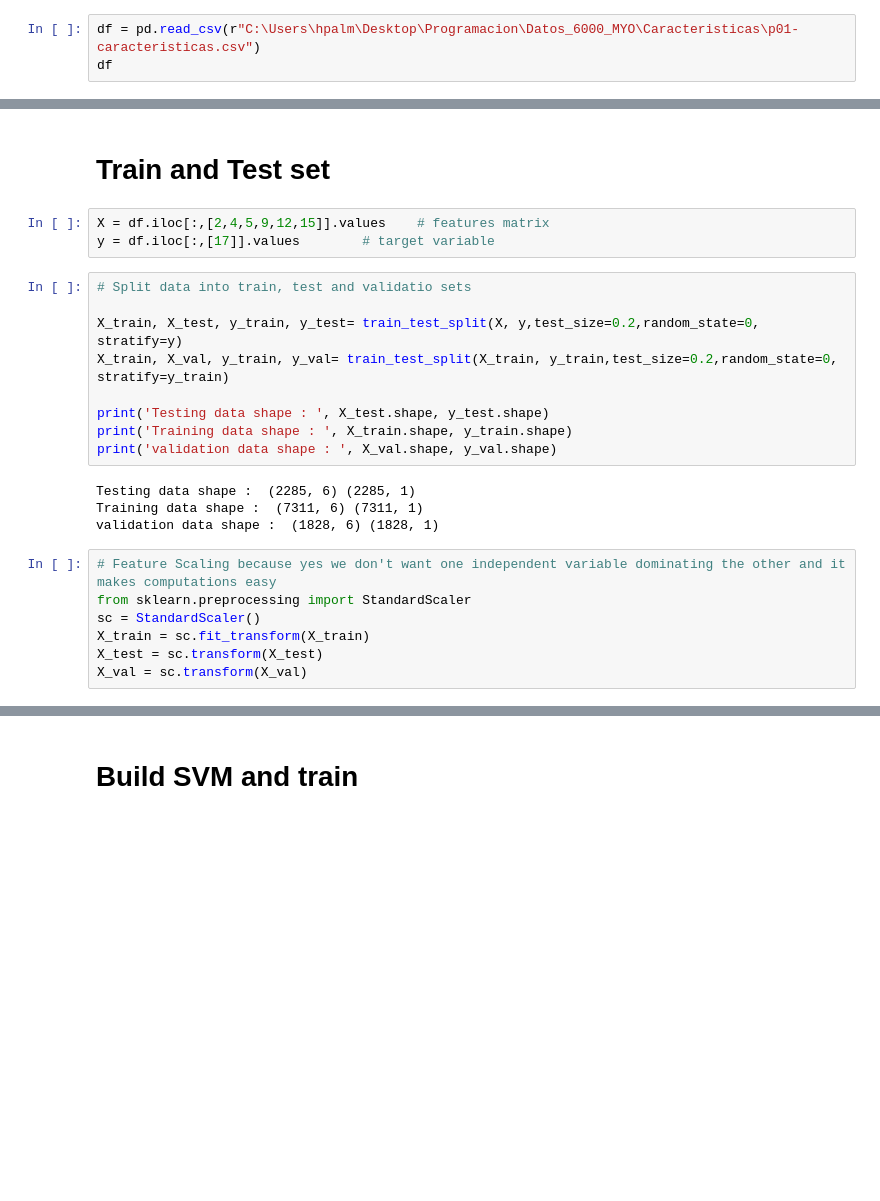
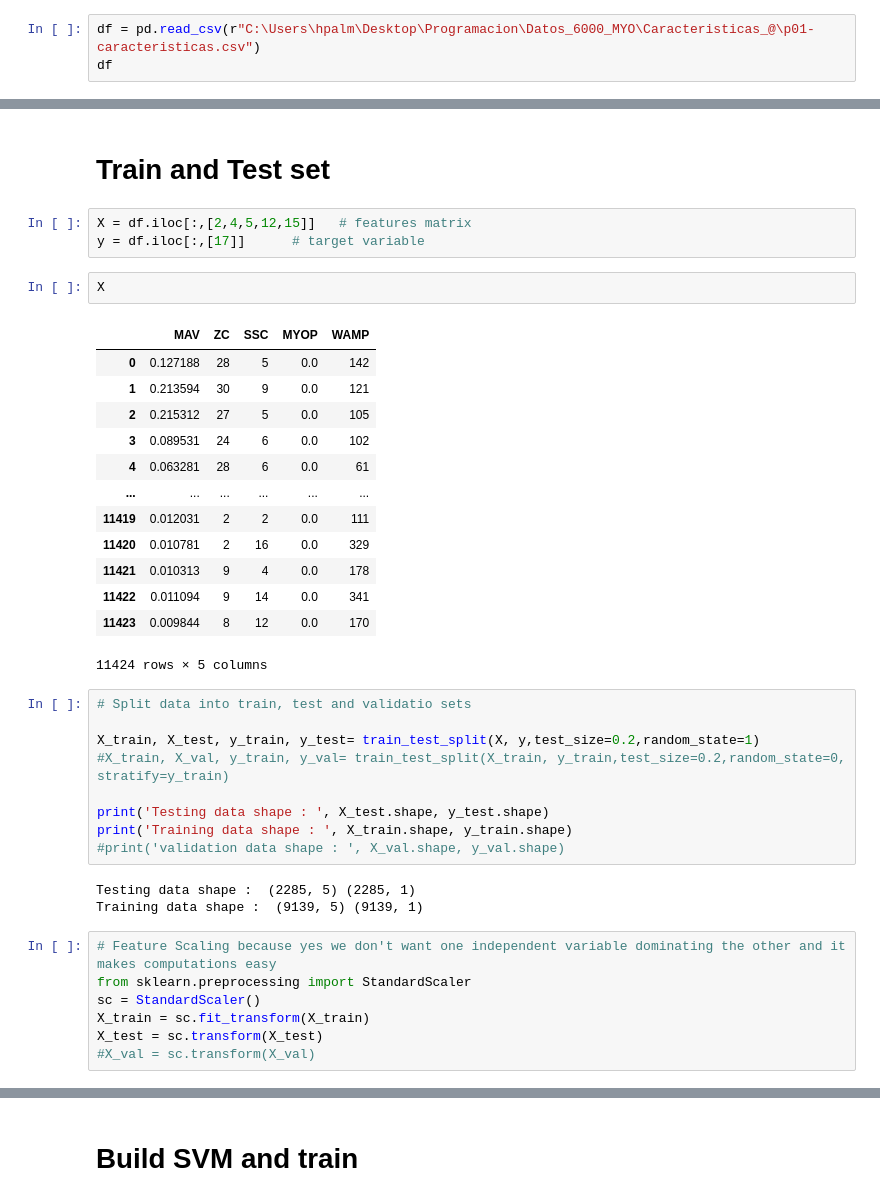
Before and after one commit to 0Ellias0/EMG-analisys-SVM-CNN-ANN, a Jupyter notebook: SVM.ipynb, the cells around one changed output, grey strips where cells are left out. Drawn from its saved outputs; the diff is of its cells as text; blank space fills up the shorter version.

```diff
--- a/SVM.ipynb
+++ b/SVM.ipynb
@@ -12,7 +12,7 @@ import seaborn as sns
 # %% [markdown]
 # **Import EMG Feature (CSV file)**
 # %%
-df = pd.read_csv(r"C:\Users\hpalm\Desktop\Programacion\Datos_6000_MYO\Caracteristicas\p01-caracteristicas.csv")
+df = pd.read_csv(r"C:\Users\hpalm\Desktop\Programacion\Datos_6000_MYO\Caracteristicas_@\p01-caracteristicas.csv")
 df
 # %% [output]
 |  | EMAV | EWL | MAV | WL | ZC | SSC | RMS | AAC | DASDV | LD | MMAV | ... |
@@ -31,25 +31,40 @@ df
 # %% [markdown]
 # **Train and Test set**
 # %%
-X = df.iloc[:,[2,4,5,9,12,15]].values    # features matrix
-y = df.iloc[:,[17]].values        # target variable
+X = df.iloc[:,[2,4,5,12,15]]   # features matrix
+y = df.iloc[:,[17]]      # target variable
+# %%
+X
+# %% [output]
+|  | MAV | ZC | SSC | MYOP | WAMP |
+| 0 | 0.127188 | 28 | 5 | 0.0 | 142 |
+| 1 | 0.213594 | 30 | 9 | 0.0 | 121 |
+| 2 | 0.215312 | 27 | 5 | 0.0 | 105 |
+| 3 | 0.089531 | 24 | 6 | 0.0 | 102 |
+| 4 | 0.063281 | 28 | 6 | 0.0 | 61 |
+| ... | ... | ... | ... | ... | ... |
+| 11419 | 0.012031 | 2 | 2 | 0.0 | 111 |
+| 11420 | 0.010781 | 2 | 16 | 0.0 | 329 |
+| 11421 | 0.010313 | 9 | 4 | 0.0 | 178 |
+| 11422 | 0.011094 | 9 | 14 | 0.0 | 341 |
+| 11423 | 0.009844 | 8 | 12 | 0.0 | 170 |
+11424 rows × 5 columns
 # %%
 # Split data into train, test and validatio sets
 
-X_train, X_test, y_train, y_test= train_test_split(X, y,test_size=0.2,random_state=0, stratify=y)
-X_train, X_val, y_train, y_val= train_test_split(X_train, y_train,test_size=0.2,random_state=0, stratify=y_train)
+X_train, X_test, y_train, y_test= train_test_split(X, y,test_size=0.2,random_state=1)
+#X_train, X_val, y_train, y_val= train_test_split(X_train, y_train,test_size=0.2,random_state=0, stratify=y_train)
 
 print('Testing data shape : ', X_test.shape, y_test.shape)
 print('Training data shape : ', X_train.shape, y_train.shape)
-print('validation data shape : ', X_val.shape, y_val.shape)
+#print('validation data shape : ', X_val.shape, y_val.shape)
 # %% [output]
-Testing data shape :  (2285, 6) (2285, 1)
-Training data shape :  (7311, 6) (7311, 1)
-validation data shape :  (1828, 6) (1828, 1)
+Testing data shape :  (2285, 5) (2285, 1)
+Training data shape :  (9139, 5) (9139, 1)
 # %%
 # Feature Scaling because yes we don't want one independent variable dominating the other and it makes computations easy
 from sklearn.preprocessing import StandardScaler
 sc = StandardScaler()
 X_train = sc.fit_transform(X_train)
 X_test = sc.transform(X_test)
-X_val = sc.transform(X_val)
+#X_val = sc.transform(X_val)
```
Also changed, not shown: parts of 19 cells of this notebook.
